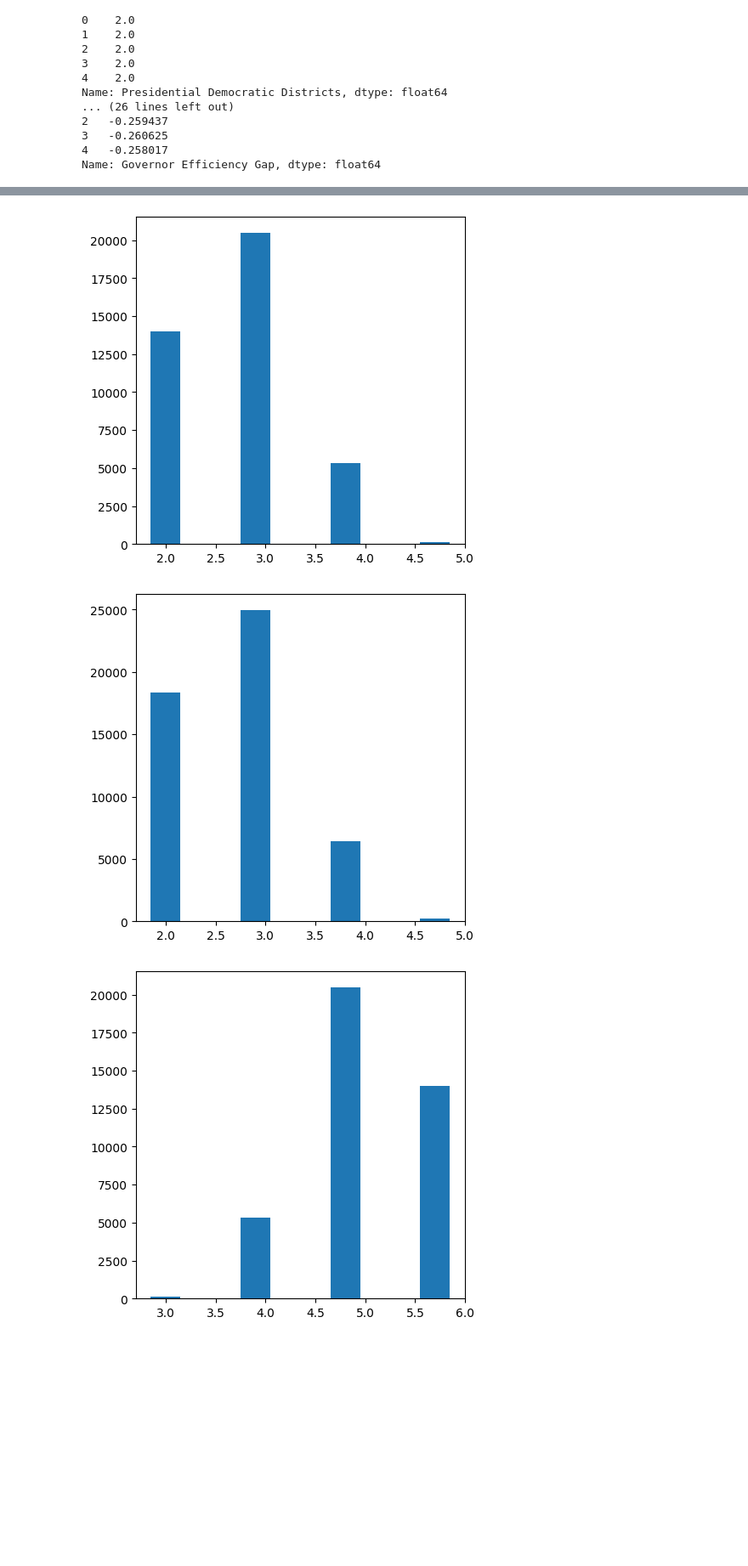
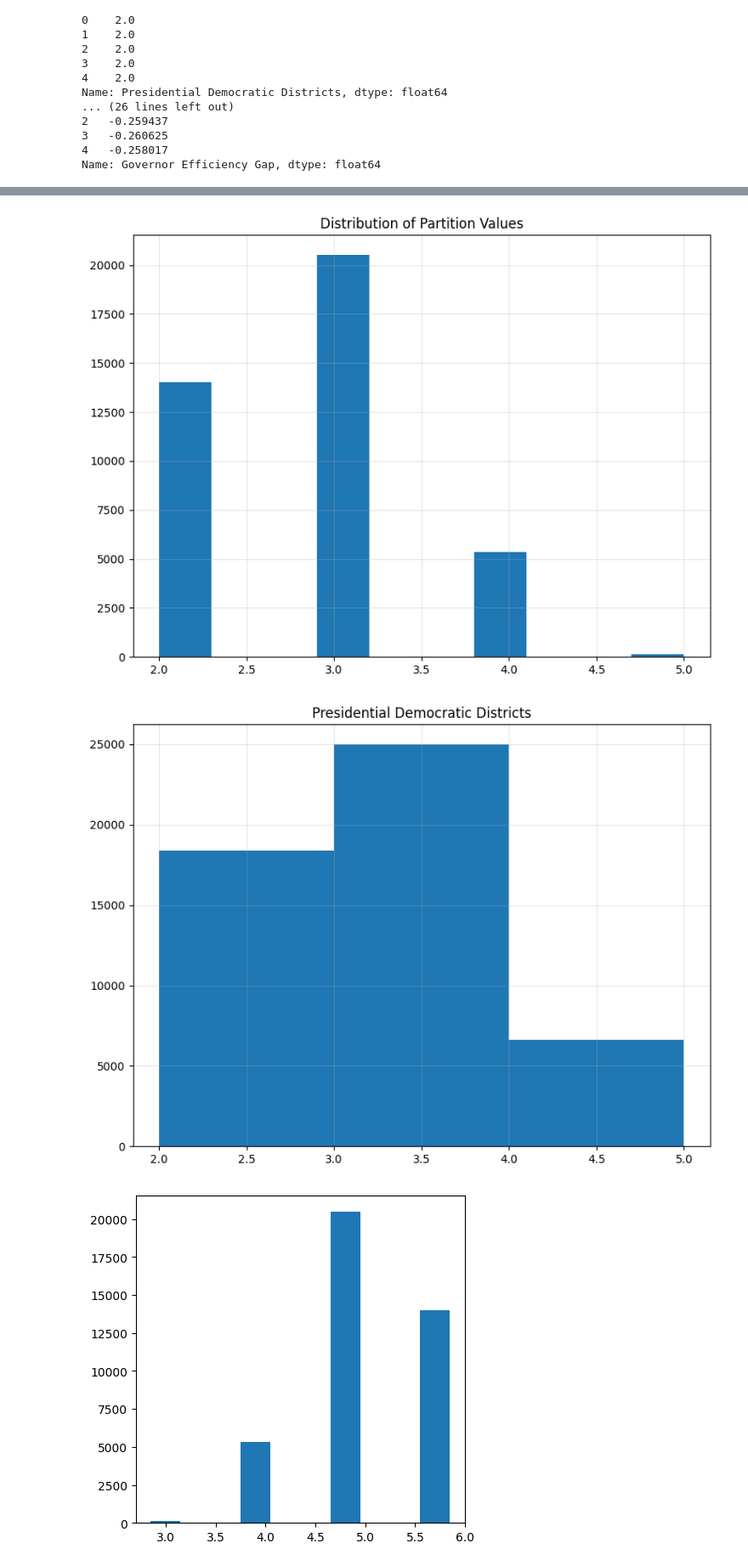
Before and after one commit to willystout/cs464_final_project, a Jupyter notebook: ensemble_results.ipynb, the cells around one changed output, grey strips where cells are left out. Shown: that part at 85% size. Cells and saved outputs as stored; diff of their text form; code cells hidden in the pictures; blank space fills up the shorter version.

```diff
--- a/ensemble_results.ipynb
+++ b/ensemble_results.ipynb
@@ -82,13 +95,20 @@ plt.show()
 # %%
-plt.figure(figsize=(5,5))
-plt.hist(Partition[0], align = 'left')
+plt.figure(figsize=(8, 6))  # Larger figure for better presentation
+plt.hist(markov_chain_40000["Presidential Democratic Districts"], align='mid', rwidth=1)  # Change 'left' to 'mid' to center bars
+plt.title("Distribution of Partition Values")
+plt.grid(alpha=0.3)
+plt.tight_layout()  # Ensures proper spacing
 plt.show()
-plt.figure(figsize=(5,5))
-plt.hist(markov_chain_50000["Presidential Democratic Districts"], align = 'left')
+
+plt.figure(figsize=(8, 6))
+plt.hist(markov_chain_50000["Presidential Democratic Districts"], bins=3, align='mid', rwidth=1)
+plt.title("Presidential Democratic Districts")
+plt.grid(alpha=0.3)
+plt.tight_layout()
 plt.show()
 # %% [output]
-[figure, old version]
+[figure, new version]
-[figure, old version]
+[figure, new version]
 # %%
 
 plt.figure(figsize=(5,5))
```
Also changed, not shown: parts of 1 cell of this notebook, 2 other files.
